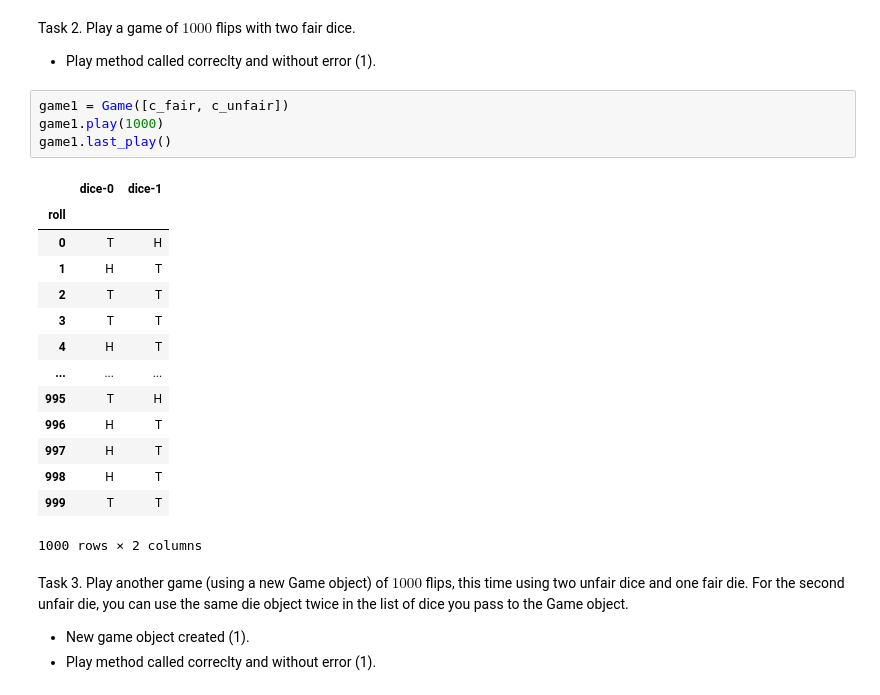
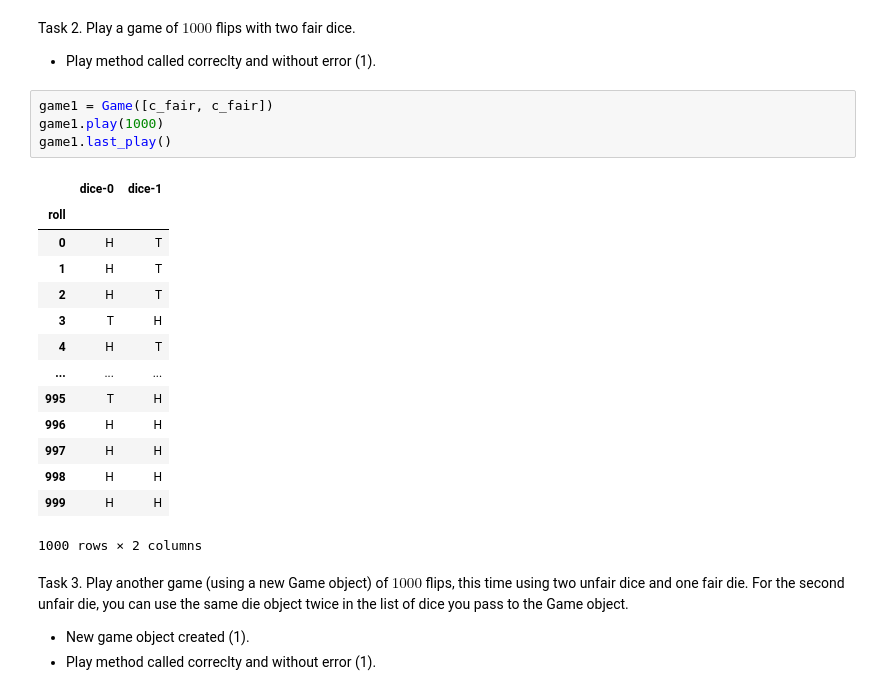
Before and after one commit to hrnur/montecarlo-sim, a Jupyter notebook: FinalProjectTemplate.ipynb, the cells around one changed output. Saved outputs shown, nothing was run; the diff lists cells and outputs as text.

```diff
--- a/FinalProjectTemplate.ipynb
+++ b/FinalProjectTemplate.ipynb
@@ -472,23 +474,23 @@ Task 2. Play a game of $1000$ flips with two fair dice.
 
 - Play method called correclty and without error (1).
 # %%
-game1 = Game([c_fair, c_unfair])
+game1 = Game([c_fair, c_fair])
 game1.play(1000)
 game1.last_play()
 # %% [output]
 |  | dice-0 | dice-1 |
 | roll |  |  |
-| 0 | T | H |
+| 0 | H | T |
 | 1 | H | T |
-| 2 | T | T |
-| 3 | T | T |
+| 2 | H | T |
+| 3 | T | H |
 | 4 | H | T |
 | ... | ... | ... |
 | 995 | T | H |
-| 996 | H | T |
-| 997 | H | T |
-| 998 | H | T |
-| 999 | T | T |
+| 996 | H | H |
+| 997 | H | H |
+| 998 | H | H |
+| 999 | H | H |
 1000 rows × 2 columns
 # %% [markdown]
 Task 3. Play another game (using a new Game object) of $1000$ flips, this time using two unfair dice and one fair die. For the second unfair die, you can use the same die object twice in the list of dice you pass to the Game object.
```
Also changed, not shown: parts of 17 cells of this notebook.
